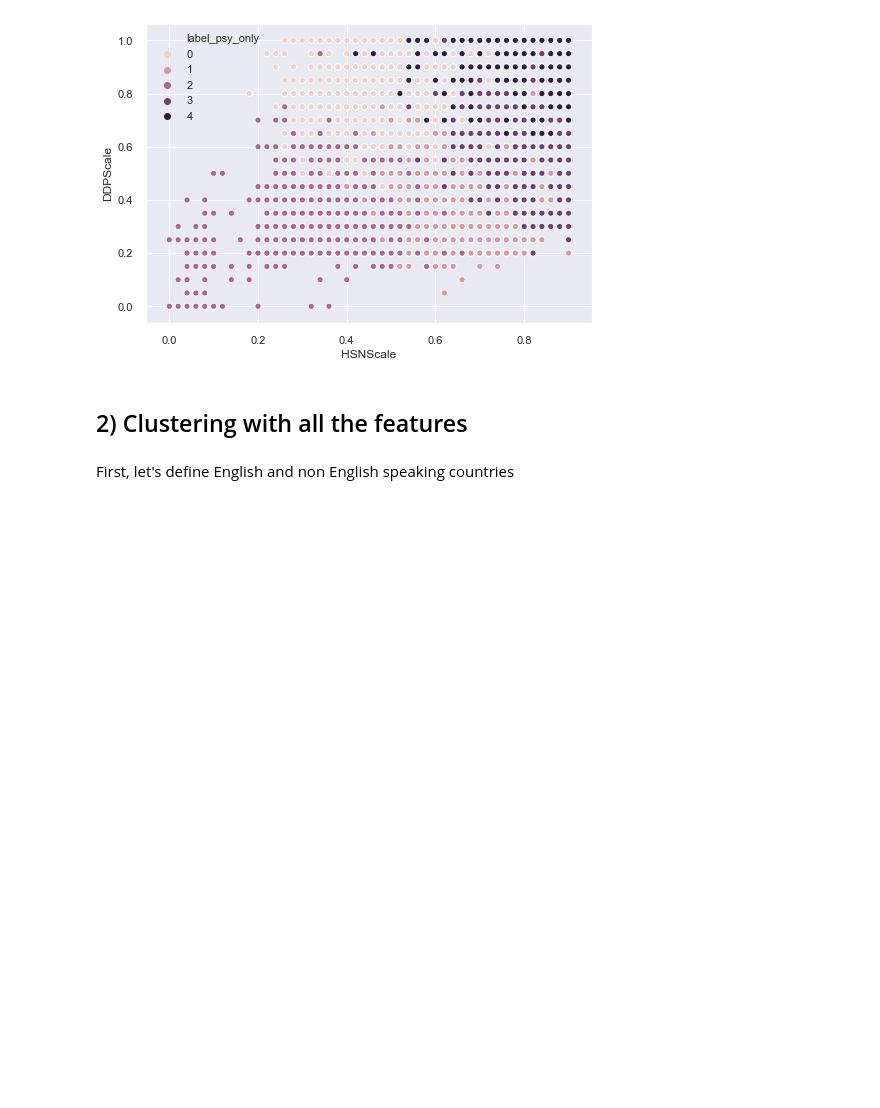
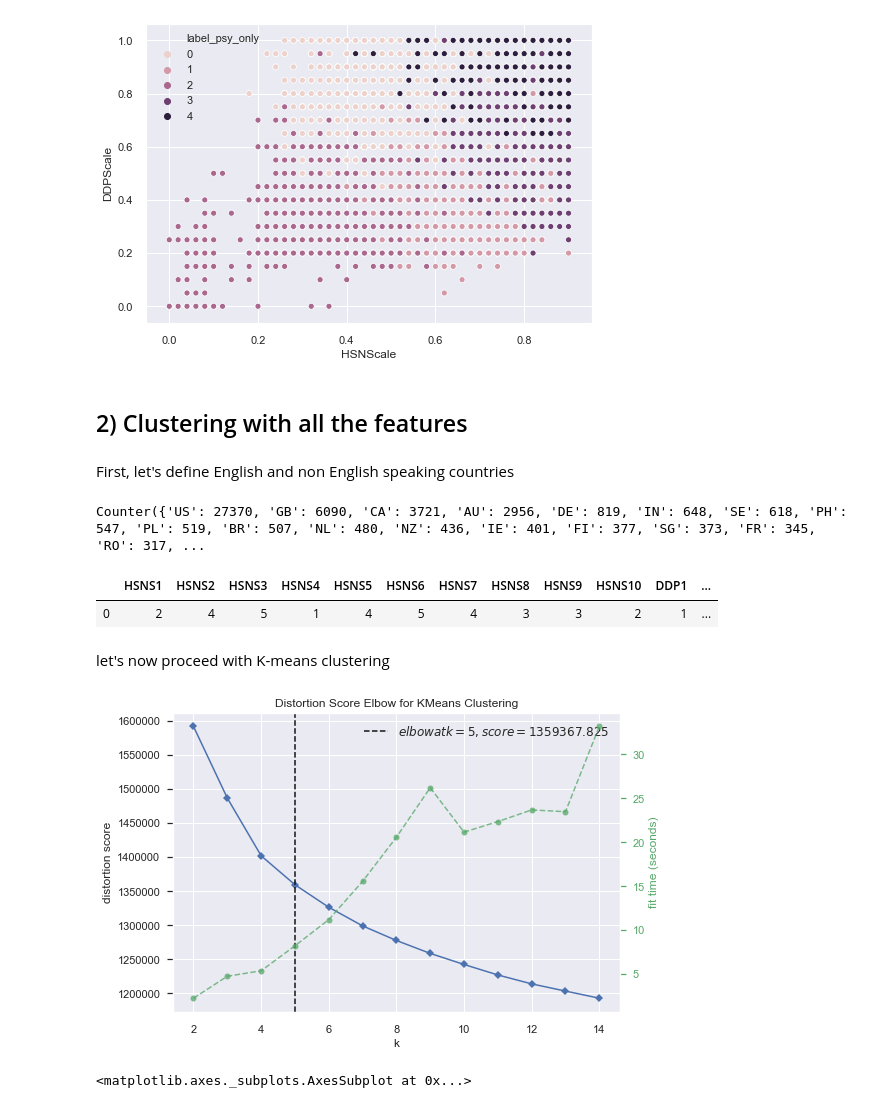
Before and after one commit to pengtianan/final-project, a Jupyter notebook: your-project/Unsupervised_clean.ipynb, the cells around one changed output. Drawn from its saved outputs; the diff is of its cells as text; code cells hidden in the pictures; blank space fills up the shorter version.

```diff
--- a/your-project/Unsupervised_clean.ipynb
+++ b/your-project/Unsupervised_clean.ipynb
@@ -130,3 +134,30 @@ plt.show()
 ## 2) Clustering with all the features
 # %% [markdown]
 First, let's define English and non English speaking countries
+# %%
+print(Counter(ds_std.country))
+#I will focus on US, GB, AU and NZ as they are the English speaking countries and they all adopt a clear capital driven economy.
+# %% [output]
+Counter({'US': 27370, 'GB': 6090, 'CA': 3721, 'AU': 2956, 'DE': 819, 'IN': 648, 'SE': 618, 'PH': 547, 'PL': 519, 'BR': 507, 'NL': 480, 'NZ': 436, 'IE': 401, 'FI': 377, 'SG': 373, 'FR': 345, 'RO': 317, ...
+# %%
+eng= ["US","GB","AU","NZ"]
+ds_std["English_speaking"]=np.where(ds_std.country.isin(eng),0,1)
+# %%
+ds_std.head(1)
+# %% [output]
+|  | HSNS1 | HSNS2 | HSNS3 | HSNS4 | HSNS5 | HSNS6 | HSNS7 | HSNS8 | HSNS9 | HSNS10 | DDP1 | ... |
+| 0 | 2 | 4 | 5 | 1 | 4 | 5 | 4 | 3 | 3 | 2 | 1 | ... |
+# %% [markdown]
+let's now proceed with K-means clustering
+# %%
+#I will still drop the country feature since we have the feature English or non English speaking country
+features = ds_std.drop(columns=["country"],axis=1)
+
+
+model = KMeans()
+visualizer = KElbowVisualizer(model, k=(2,15))
+visualizer.fit(features)
+visualizer.poof()
+# %% [output]
+[figure, added]
+<matplotlib.axes._subplots.AxesSubplot at 0x...>
```
Also changed, not shown: parts of 18 cells of this notebook, 2 other files.
